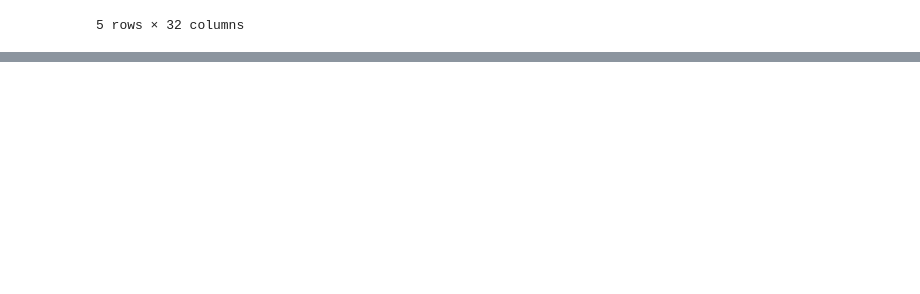
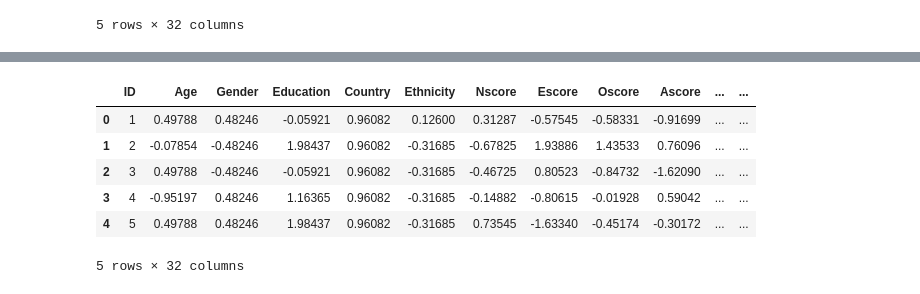
Before and after one commit to Rayanworkout/Predicting-Drug-Consumption, a Jupyter notebook: backend/notebooks/regression/linear.ipynb, the cells around one changed output, grey strips where cells are left out. Drawn from its saved outputs; the diff is of its cells as text; code cells hidden in the pictures; blank space fills up the shorter version.

```diff
--- a/backend/notebooks/regression/linear.ipynb
+++ b/backend/notebooks/regression/linear.ipynb
@@ -40,0 +22,78 @@ df.head()
+# %%
+# We need to replace df with numeric values to be able to compute correlations
+
+age_col = {
+    '18-24': -0.95197,
+    '25 - 34': -0.07854,
+    '35 - 44': 0.49788,
+    '45 - 54': 1.09449,
+    '55 - 64': 1.82213,
+    '65+': 2.59171
+}
+df['Age'] = df['Age'].replace(age_col)
+
+gender_col = {
+            'Female': 0.48246,
+            'Male': -0.48246
+            }
+df['Gender'] = df['Gender'].replace(gender_col)
+
+education_col = {
+            'Left School Before 16 years': -2.43591,
+            'Left School at 16 years': -1.73790,
+            'Left School at 17 years': -1.43719,
+            'Left School at 18 years': -1.22751,
+            'Some College,No Certificate Or Degree': -0.61113,
+            'Professional Certificate/ Diploma': -0.05921,
+            'University Degree': 0.45468,
+            'Masters Degree': 1.16365,
+            "Doctorate Degree": 1.98437
+}
+
+df['Education'] = df['Education'].replace(education_col)
+
+country_col = {
+    'Australia': -0.09765,
+    'Canada': 0.24923,
+    'New Zealand': -0.46841,
+    'Other': -0.28519,
+    'Republic of Ireland': 0.21128,
+    'UK': 0.96082,
+    'USA': -0.57009
+}
+
+df['Country'] = df['Country'].replace(country_col)
+
+ethnicity_col = {
+    "Asian": -0.50212,
+    "Black": -1.10702,
+    "Mixed-Black/Asian": 1.90725,
+    "Mixed-White/Asian": 0.12600,
+    "Mixed-White/Black": -0.22166,
+    "Other": 0.11440,
+    "White": -0.31685
+}
+
+df['Ethnicity'] = df['Ethnicity'].replace(ethnicity_col)
+
+usage_col = {
+    "Never Used": 0,
+    "Used over a Decade Ago": 1,
+    "Used in Last Decade": 2,
+    "Used in Last Year": 3,
+    "Used in Last Month": 4,
+    "Used in Last Week": 5,
+    "Used in Last Day": 6
+}
+
+df[drugs] = df[drugs].replace(usage_col)
+
+df.head()
+# %% [output]
+|  | ID | Age | Gender | Education | Country | Ethnicity | Nscore | Escore | Oscore | Ascore | ... | ... |
+| 0 | 1 | 0.49788 | 0.48246 | -0.05921 | 0.96082 | 0.12600 | 0.31287 | -0.57545 | -0.58331 | -0.91699 | ... | ... |
+| 1 | 2 | -0.07854 | -0.48246 | 1.98437 | 0.96082 | -0.31685 | -0.67825 | 1.93886 | 1.43533 | 0.76096 | ... | ... |
+| 2 | 3 | 0.49788 | -0.48246 | -0.05921 | 0.96082 | -0.31685 | -0.46725 | 0.80523 | -0.84732 | -1.62090 | ... | ... |
+| 3 | 4 | -0.95197 | 0.48246 | 1.16365 | 0.96082 | -0.31685 | -0.14882 | -0.80615 | -0.01928 | 0.59042 | ... | ... |
+| 4 | 5 | 0.49788 | 0.48246 | 1.98437 | 0.96082 | -0.31685 | 0.73545 | -1.63340 | -0.45174 | -0.30172 | ... | ... |
+5 rows × 32 columns
```
Also changed, not shown: parts of 9 cells of this notebook.
